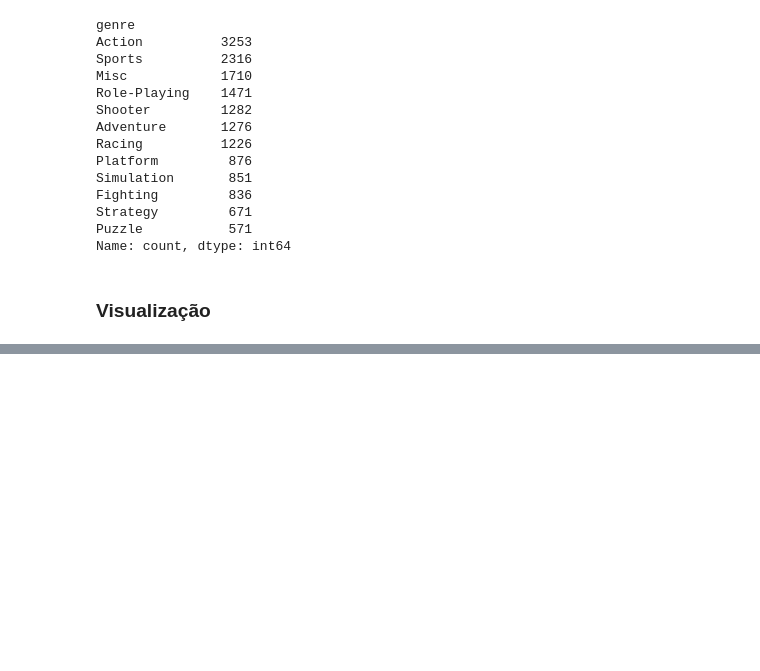
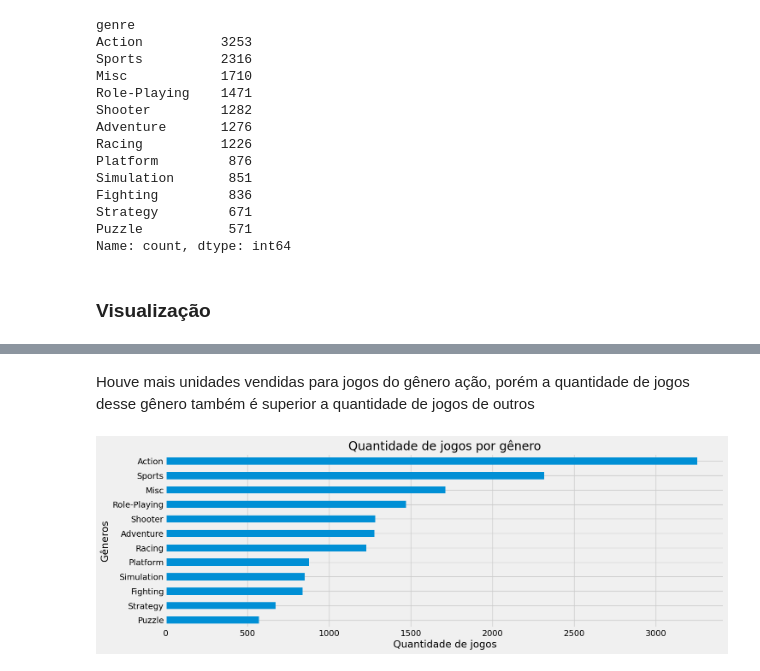
Before and after one commit to RayVilaca/Bootcamp-Data-Science-Ada, a Jupyter notebook: projetos-conclusao-modulo/modulo 4/projeto.ipynb, the cells around one changed output, grey strips where cells are left out. Drawn from its saved outputs; the diff is of its cells as text; code cells hidden in the pictures; blank space fills up the shorter version.

```diff
--- a/projetos-conclusao-modulo/modulo 4/projeto.ipynb
+++ b/projetos-conclusao-modulo/modulo 4/projeto.ipynb
@@ -315,0 +319,13 @@ plt.show()
+# %% [markdown]
+Houve mais unidades vendidas para jogos do gênero ação, porém a quantidade de jogos desse gênero também é superior a quantidade de jogos de outros
+# %%
+df_genre_count_jogos = df_video_game_filtrado.groupby('genre')['name'].count().sort_values()
+
+plt.figure(figsize=(15, 5))
+df_genre_count_jogos.plot(kind='barh')
+plt.ylabel('Gêneros')
+plt.xlabel('Quantidade de jogos')
+plt.title('Quantidade de jogos por gênero')
+plt.show()
+# %% [output]
+[figure, added]
```
Also changed, not shown: parts of 20 cells of this notebook.
